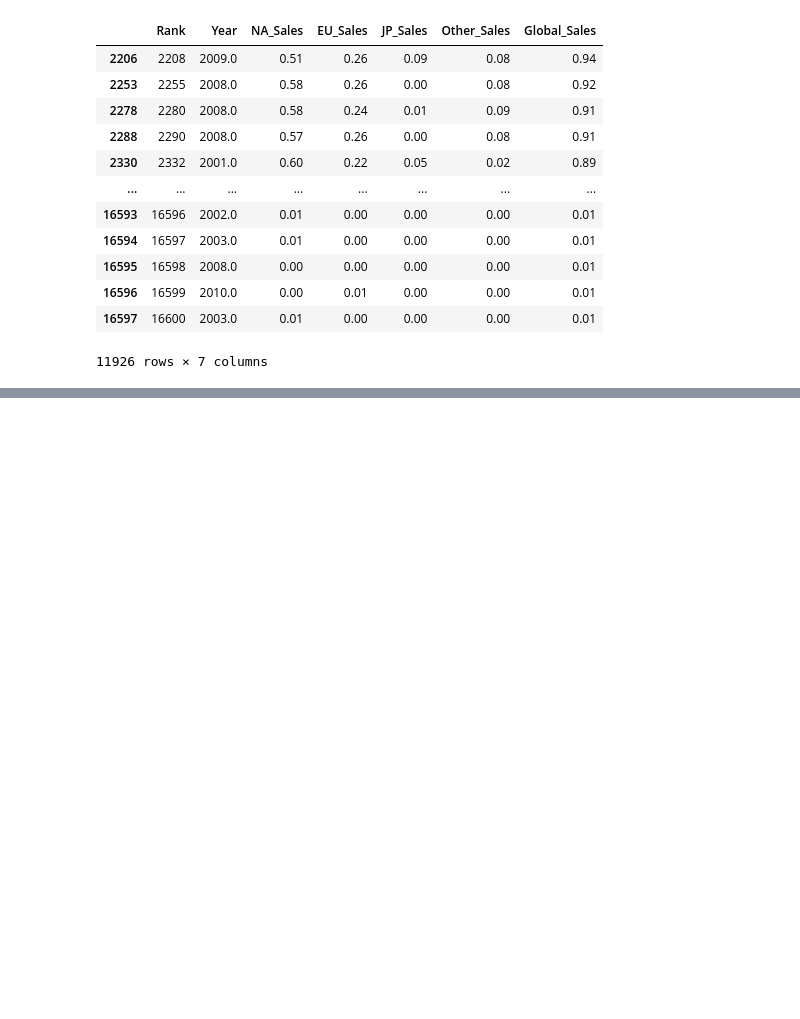
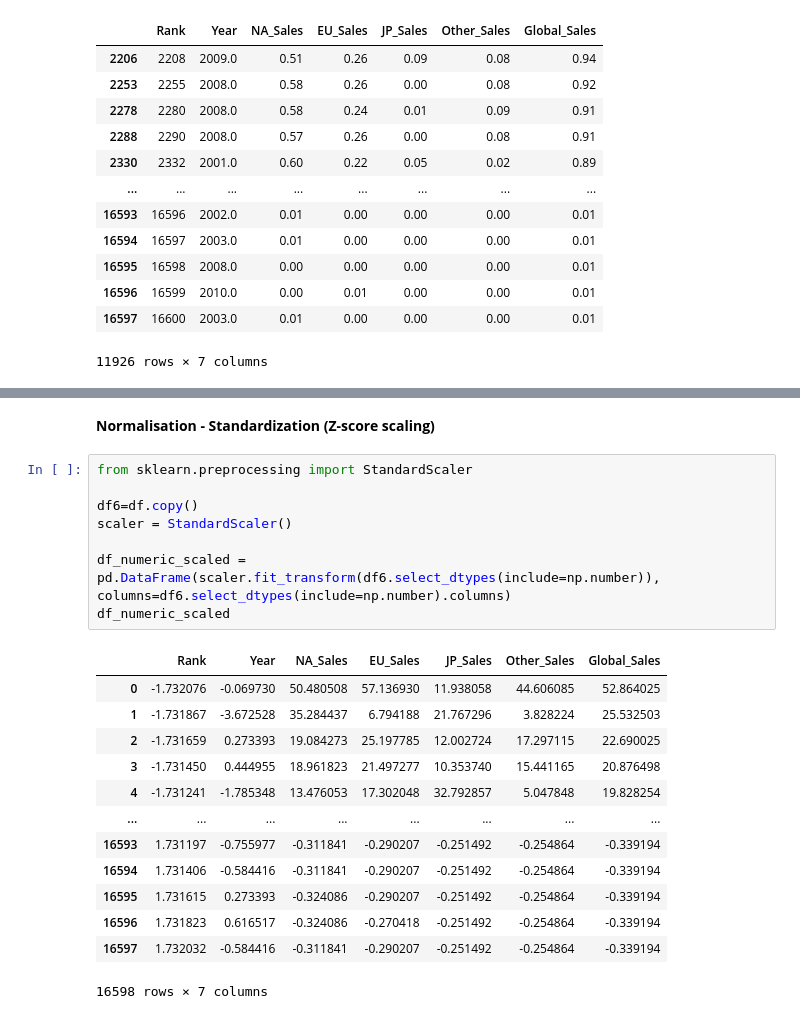
Before and after one commit to Naveenkumarwebknot/AI-ML, a Jupyter notebook: Feature_Engineering(1).ipynb, the cells around one changed output, grey strips where cells are left out. Cells and saved outputs as stored; diff of their text form; blank space fills up the shorter version.

```diff
--- a/Feature_Engineering(1).ipynb
+++ b/Feature_Engineering(1).ipynb
@@ -368 +367,25 @@ See the caveats in the documentation: https://pandas.pydata.org/pandas-docs/stab
 4672 rows × 8 columns
+# %% [markdown]
+**Normalisation - Standardization (Z-score scaling)**
+# %%
+from sklearn.preprocessing import StandardScaler
+
+df6=df.copy()
+scaler = StandardScaler()
+
+df_numeric_scaled = pd.DataFrame(scaler.fit_transform(df6.select_dtypes(include=np.number)), columns=df6.select_dtypes(include=np.number).columns)
+df_numeric_scaled
+# %% [output]
+|  | Rank | Year | NA_Sales | EU_Sales | JP_Sales | Other_Sales | Global_Sales |
+| 0 | -1.732076 | -0.069730 | 50.480508 | 57.136930 | 11.938058 | 44.606085 | 52.864025 |
+| 1 | -1.731867 | -3.672528 | 35.284437 | 6.794188 | 21.767296 | 3.828224 | 25.532503 |
+| 2 | -1.731659 | 0.273393 | 19.084273 | 25.197785 | 12.002724 | 17.297115 | 22.690025 |
+| 3 | -1.731450 | 0.444955 | 18.961823 | 21.497277 | 10.353740 | 15.441165 | 20.876498 |
+| 4 | -1.731241 | -1.785348 | 13.476053 | 17.302048 | 32.792857 | 5.047848 | 19.828254 |
+| ... | ... | ... | ... | ... | ... | ... | ... |
+| 16593 | 1.731197 | -0.755977 | -0.311841 | -0.290207 | -0.251492 | -0.254864 | -0.339194 |
+| 16594 | 1.731406 | -0.584416 | -0.311841 | -0.290207 | -0.251492 | -0.254864 | -0.339194 |
+| 16595 | 1.731615 | 0.273393 | -0.324086 | -0.290207 | -0.251492 | -0.254864 | -0.339194 |
+| 16596 | 1.731823 | 0.616517 | -0.324086 | -0.270418 | -0.251492 | -0.254864 | -0.339194 |
+| 16597 | 1.732032 | -0.584416 | -0.311841 | -0.290207 | -0.251492 | -0.254864 | -0.339194 |
+16598 rows × 7 columns
```
Also changed, not shown: parts of 5 cells of this notebook.
